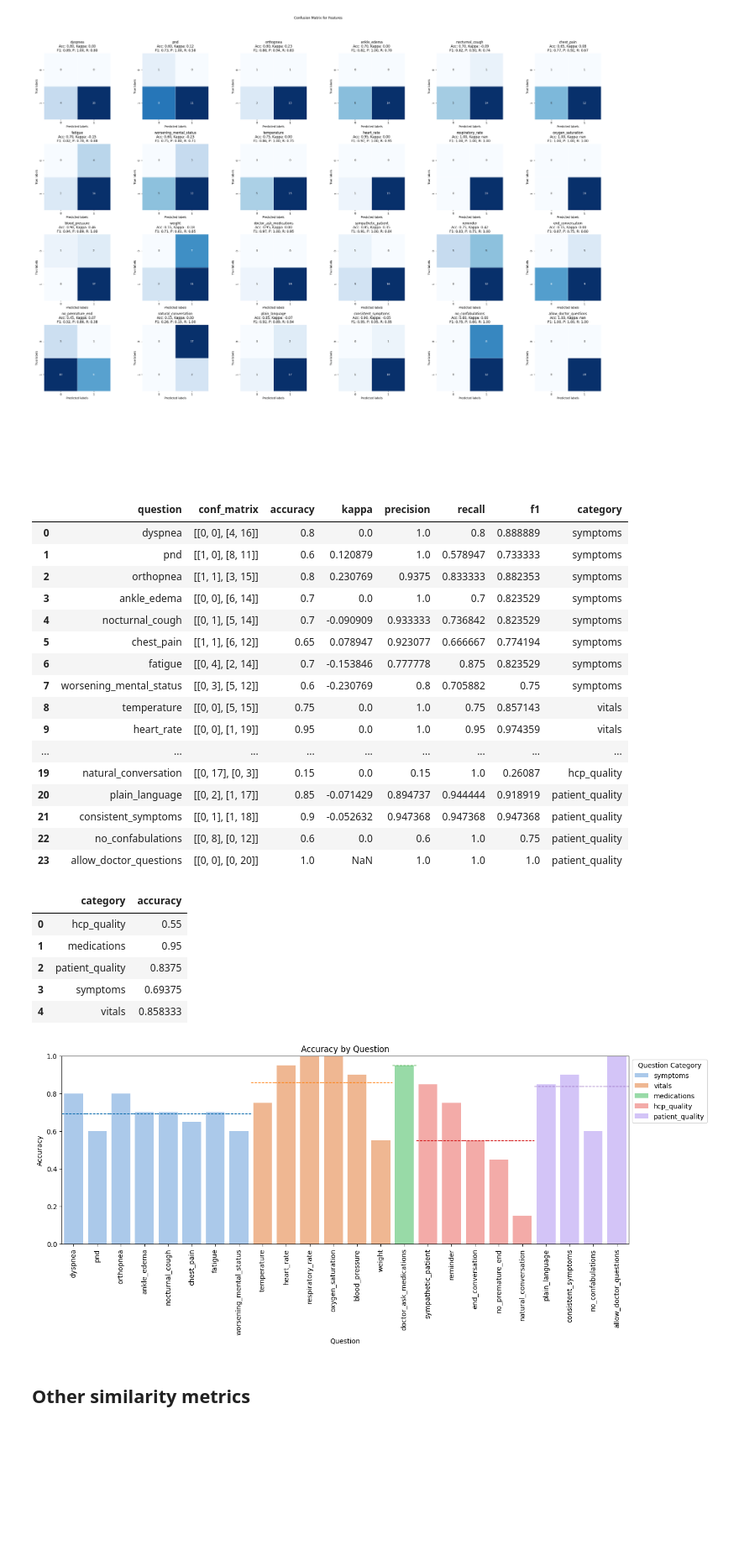
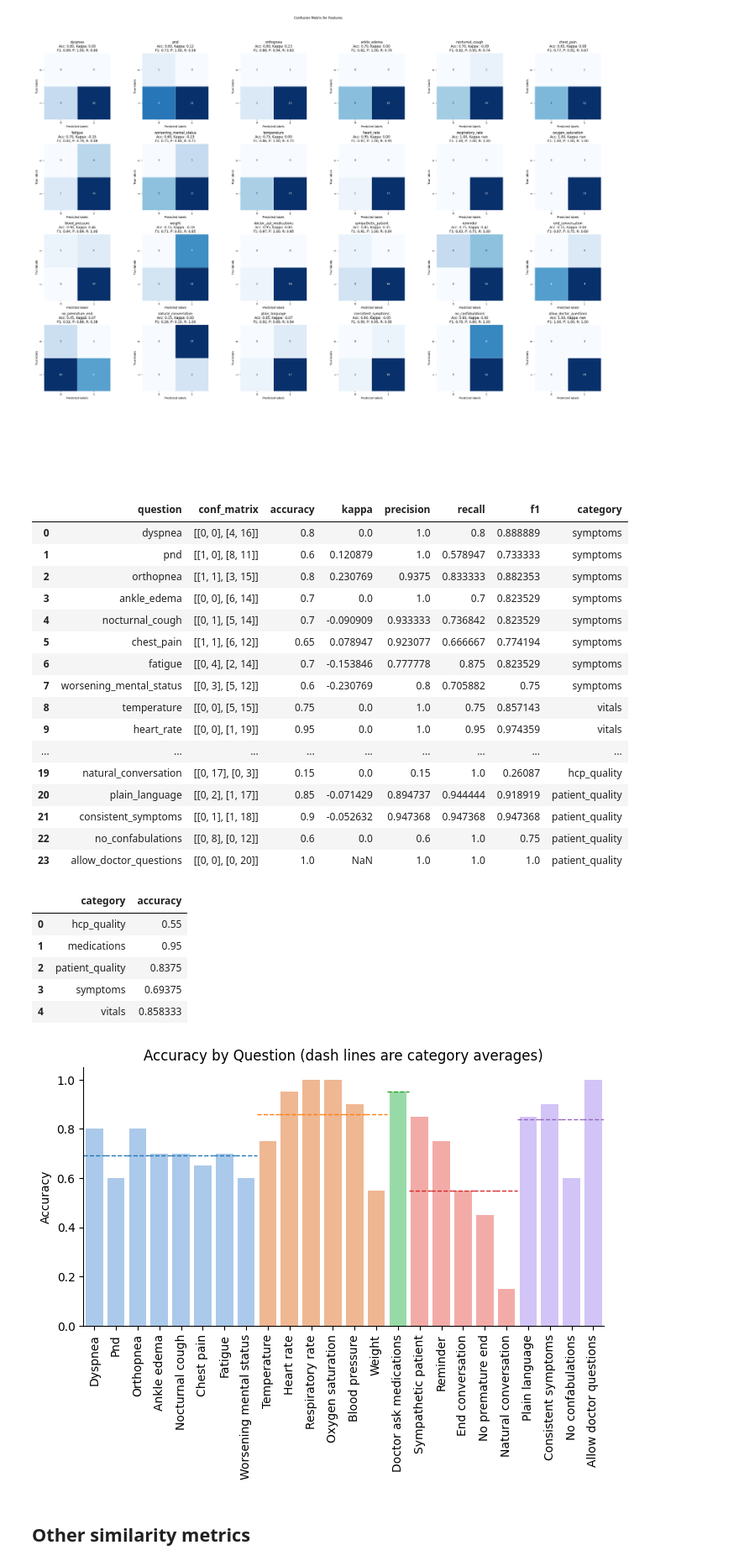
Before and after one commit to recoverycompanion/reco, a Jupyter notebook: reco_analysis/notebooks/eval-llm-as-a-judge.ipynb, the cells around one changed output. Shown at 84% size. Cells and saved outputs as stored; diff of their text form; code cells hidden in the pictures; blank space fills up the shorter version.

```diff
--- a/reco_analysis/notebooks/eval-llm-as-a-judge.ipynb
+++ b/reco_analysis/notebooks/eval-llm-as-a-judge.ipynb
@@ -241,7 +241,7 @@ plt.show()
 # %% [output]
 [figure]
 # %%
-metric_to_plot = "accuracy"
+metric_to_plot = "accuracy"  # choose from "accuracy", "kappa", "precision", "recall", "f1"
 
 df_accuracy = pd.DataFrame(metrics).T
 df_accuracy["category"] = df_accuracy.index.map(
@@ -257,10 +257,16 @@ df_accuracy_avg = df_accuracy.groupby("category")[metric_to_plot].mean().reset_i
 display(df_accuracy_avg)
 
 # now plot metric by question
-fig, ax = plt.subplots(figsize=(15, 5))
+fig, ax = plt.subplots(figsize=(8, 4))
 
 sns.barplot(data=df_accuracy, x="question", y=metric_to_plot, hue="category", ax=ax, palette="pastel")
-plt.legend(loc='upper left', bbox_to_anchor=(1, 1), title="Question Category")
+
+# either add and format legend
+# plt.legend(loc='upper left', bbox_to_anchor=(1, 1), title="Question Category")
+# ax.get_legend().get_frame().set_linewidth(0.0)
+
+# or remove legend
+ax.get_legend().remove()
 
 # also plot the averages using dashed lines
 sns.set_palette("tab10")
@@ -271,39 +277,46 @@ for i, question in enumerate(df_accuracy["question"]):
     color = sns.color_palette()[category_idx]
     ax.plot([i - 0.5, i + 0.5], [avg, avg], color=color, linestyle="--", linewidth=1)
 
+# change the text in x-axis ticks to remove "_" and capitalize and add newlines (only the last "_")
+ax.set_xticklabels([x.replace("_", " ").capitalize() for x in df_accuracy["question"]])
+
 ax.set_xlim(-0.5, len(df_accuracy) - 0.5)
-ax.set_ylim(0, 1)
-ax.set_title(f"{metric_to_plot.capitalize()} by Question")
+ax.set_ylim(0, 1.05)
+ax.set_title(f"{metric_to_plot.capitalize()} by Question (dash lines are category averages)")
 ax.set_ylabel(metric_to_plot.capitalize())
-ax.set_xlabel("Question")
-plt.xticks(rotation=90)
+ax.set_xlabel(None)
+plt.xticks(rotation=90, ha='center')
+
+# remove top and right spines
+ax.spines['top'].set_visible(False)
+ax.spines['right'].set_visible(False)
 
 plt.show()
 # %% [output]
 |  | question | conf_matrix | accuracy | kappa | precision | recall | f1 | category |
 | 0 | dyspnea | [[0, 0], [4, 16]] | 0.8 | 0.0 | 1.0 | 0.8 | 0.888889 | symptoms |
 | 1 | pnd | [[1, 0], [8, 11]] | 0.6 | 0.120879 | 1.0 | 0.578947 | 0.733333 | symptoms |
 | 2 | orthopnea | [[1, 1], [3, 15]] | 0.8 | 0.230769 | 0.9375 | 0.833333 | 0.882353 | symptoms |
 | 3 | ankle_edema | [[0, 0], [6, 14]] | 0.7 | 0.0 | 1.0 | 0.7 | 0.823529 | symptoms |
 | 4 | nocturnal_cough | [[0, 1], [5, 14]] | 0.7 | -0.090909 | 0.933333 | 0.736842 | 0.823529 | symptoms |
 | 5 | chest_pain | [[1, 1], [6, 12]] | 0.65 | 0.078947 | 0.923077 | 0.666667 | 0.774194 | symptoms |
 | 6 | fatigue | [[0, 4], [2, 14]] | 0.7 | -0.153846 | 0.777778 | 0.875 | 0.823529 | symptoms |
 | 7 | worsening_mental_status | [[0, 3], [5, 12]] | 0.6 | -0.230769 | 0.8 | 0.705882 | 0.75 | symptoms |
 | 8 | temperature | [[0, 0], [5, 15]] | 0.75 | 0.0 | 1.0 | 0.75 | 0.857143 | vitals |
 | 9 | heart_rate | [[0, 0], [1, 19]] | 0.95 | 0.0 | 1.0 | 0.95 | 0.974359 | vitals |
 | ... | ... | ... | ... | ... | ... | ... | ... | ... |
 | 19 | natural_conversation | [[0, 17], [0, 3]] | 0.15 | 0.0 | 0.15 | 1.0 | 0.26087 | hcp_quality |
 | 20 | plain_language | [[0, 2], [1, 17]] | 0.85 | -0.071429 | 0.894737 | 0.944444 | 0.918919 | patient_quality |
 | 21 | consistent_symptoms | [[0, 1], [1, 18]] | 0.9 | -0.052632 | 0.947368 | 0.947368 | 0.947368 | patient_quality |
 | 22 | no_confabulations | [[0, 8], [0, 12]] | 0.6 | 0.0 | 0.6 | 1.0 | 0.75 | patient_quality |
 | 23 | allow_doctor_questions | [[0, 0], [0, 20]] | 1.0 | NaN | 1.0 | 1.0 | 1.0 | patient_quality |
 |  | category | accuracy |
 | 0 | hcp_quality | 0.55 |
 | 1 | medications | 0.95 |
 | 2 | patient_quality | 0.8375 |
 | 3 | symptoms | 0.69375 |
 | 4 | vitals | 0.858333 |
-[figure, old version]
+[figure, new version]
 # %% [markdown]
 ## Other similarity metrics
 # %%
```
Also changed, not shown: 9 other files.
